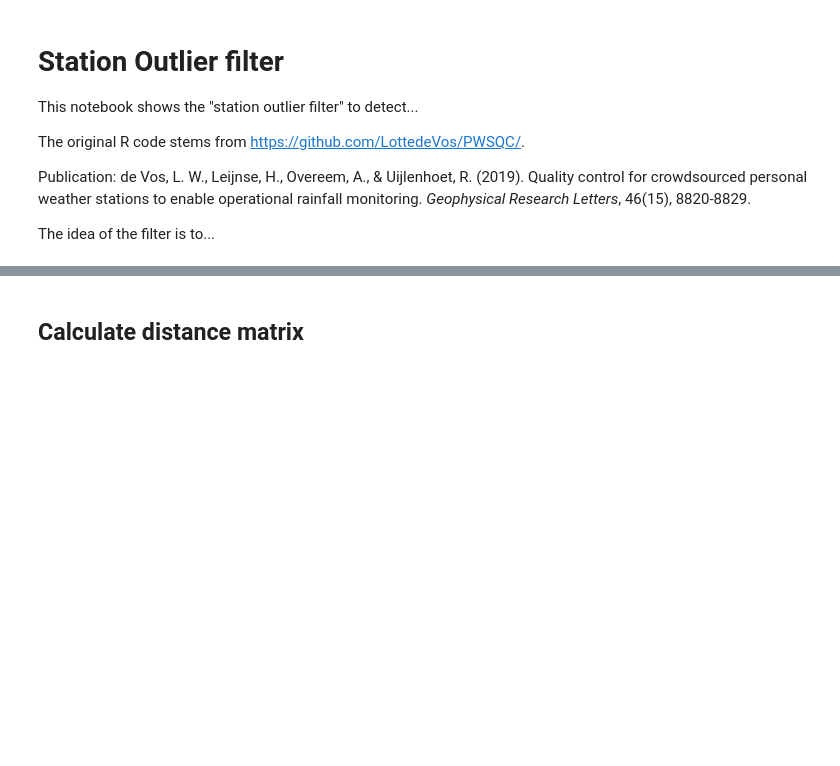
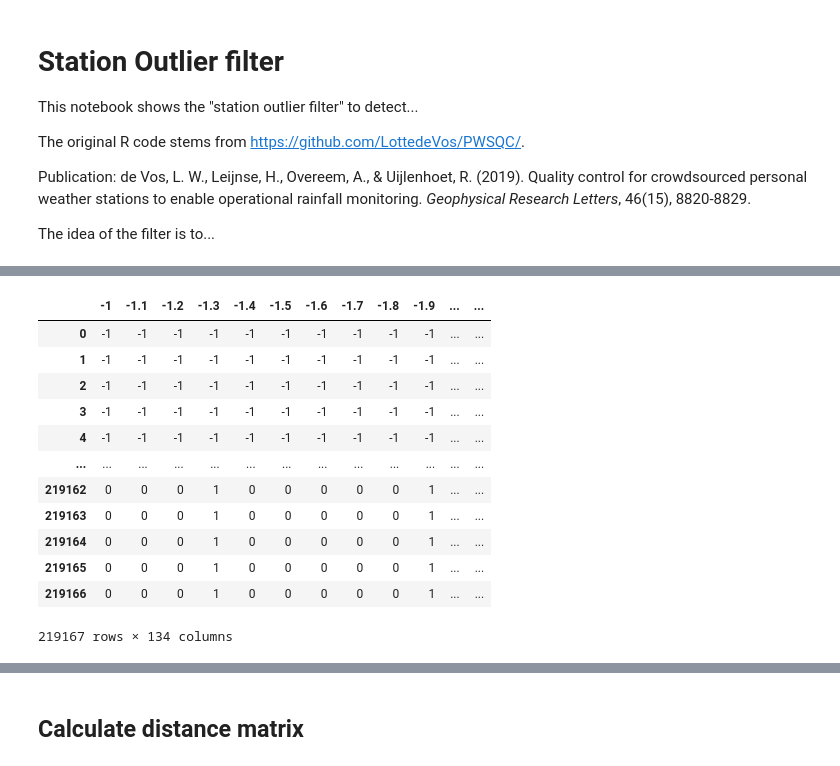
Before and after one commit to lepetersson/pypwsqc, a Jupyter notebook: docs/notebooks/station_outlier_filter.ipynb, the cells around one changed output, grey strips where cells are left out. Cells and saved outputs as stored; diff of their text form; code cells hidden in the pictures; blank space fills up the shorter version.

```diff
--- a/docs/notebooks/station_outlier_filter.ipynb
+++ b/docs/notebooks/station_outlier_filter.ipynb
@@ -22,0 +28,17 @@ ds_pws = ds_pws.sel(time = slice('2017-07-01','2017-07-31'))
+# %%
+df = pd.read_csv('SO_flags_AMSdataset.csv')
+df
+# %% [output]
+|  | -1 | -1.1 | -1.2 | -1.3 | -1.4 | -1.5 | -1.6 | -1.7 | -1.8 | -1.9 | ... | ... |
+| 0 | -1 | -1 | -1 | -1 | -1 | -1 | -1 | -1 | -1 | -1 | ... | ... |
+| 1 | -1 | -1 | -1 | -1 | -1 | -1 | -1 | -1 | -1 | -1 | ... | ... |
+| 2 | -1 | -1 | -1 | -1 | -1 | -1 | -1 | -1 | -1 | -1 | ... | ... |
+| 3 | -1 | -1 | -1 | -1 | -1 | -1 | -1 | -1 | -1 | -1 | ... | ... |
+| 4 | -1 | -1 | -1 | -1 | -1 | -1 | -1 | -1 | -1 | -1 | ... | ... |
+| ... | ... | ... | ... | ... | ... | ... | ... | ... | ... | ... | ... | ... |
+| 219162 | 0 | 0 | 0 | 1 | 0 | 0 | 0 | 0 | 0 | 1 | ... | ... |
+| 219163 | 0 | 0 | 0 | 1 | 0 | 0 | 0 | 0 | 0 | 1 | ... | ... |
+| 219164 | 0 | 0 | 0 | 1 | 0 | 0 | 0 | 0 | 0 | 1 | ... | ... |
+| 219165 | 0 | 0 | 0 | 1 | 0 | 0 | 0 | 0 | 0 | 1 | ... | ... |
+| 219166 | 0 | 0 | 0 | 1 | 0 | 0 | 0 | 0 | 0 | 1 | ... | ... |
+219167 rows × 134 columns
```
Also changed, not shown: parts of 28 cells of this notebook.
